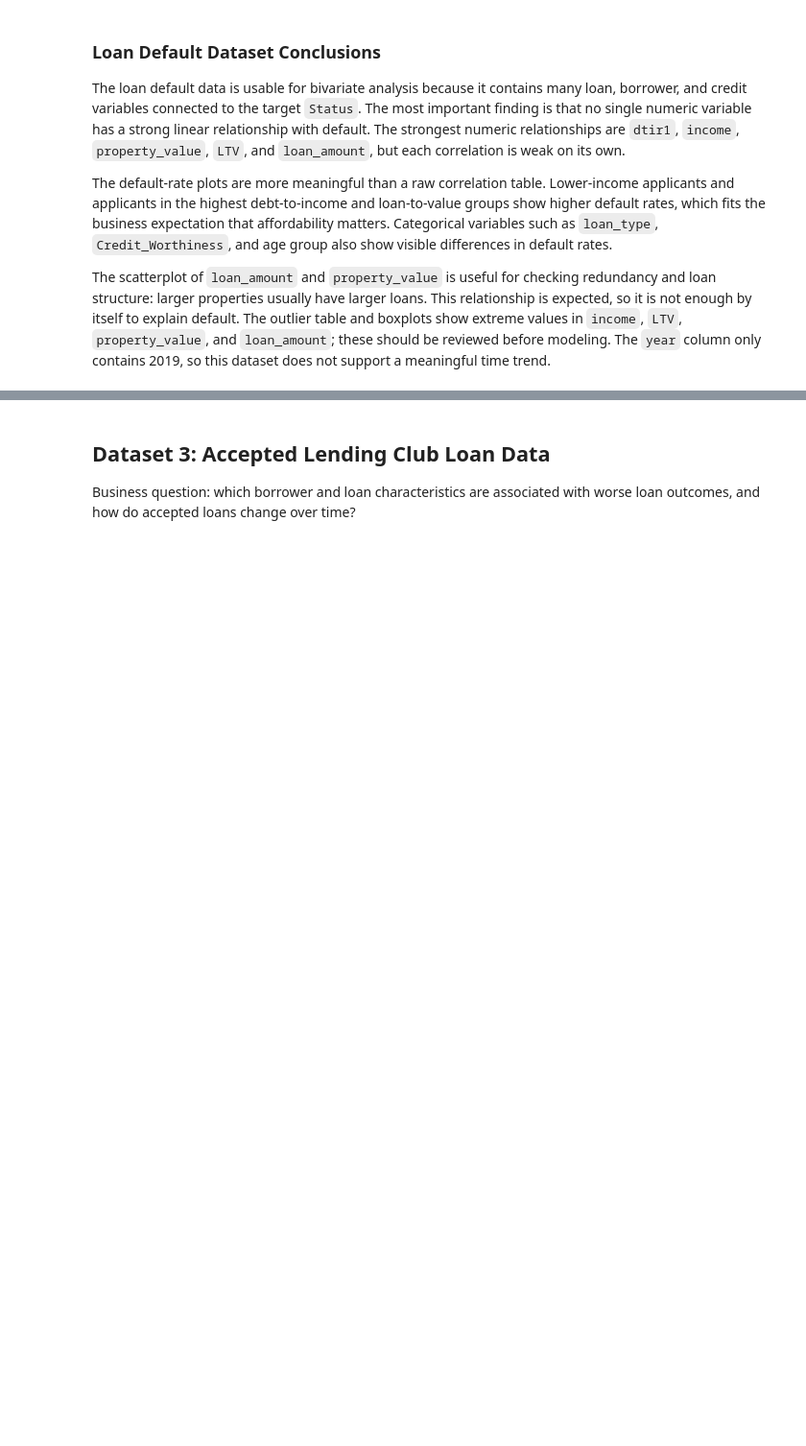
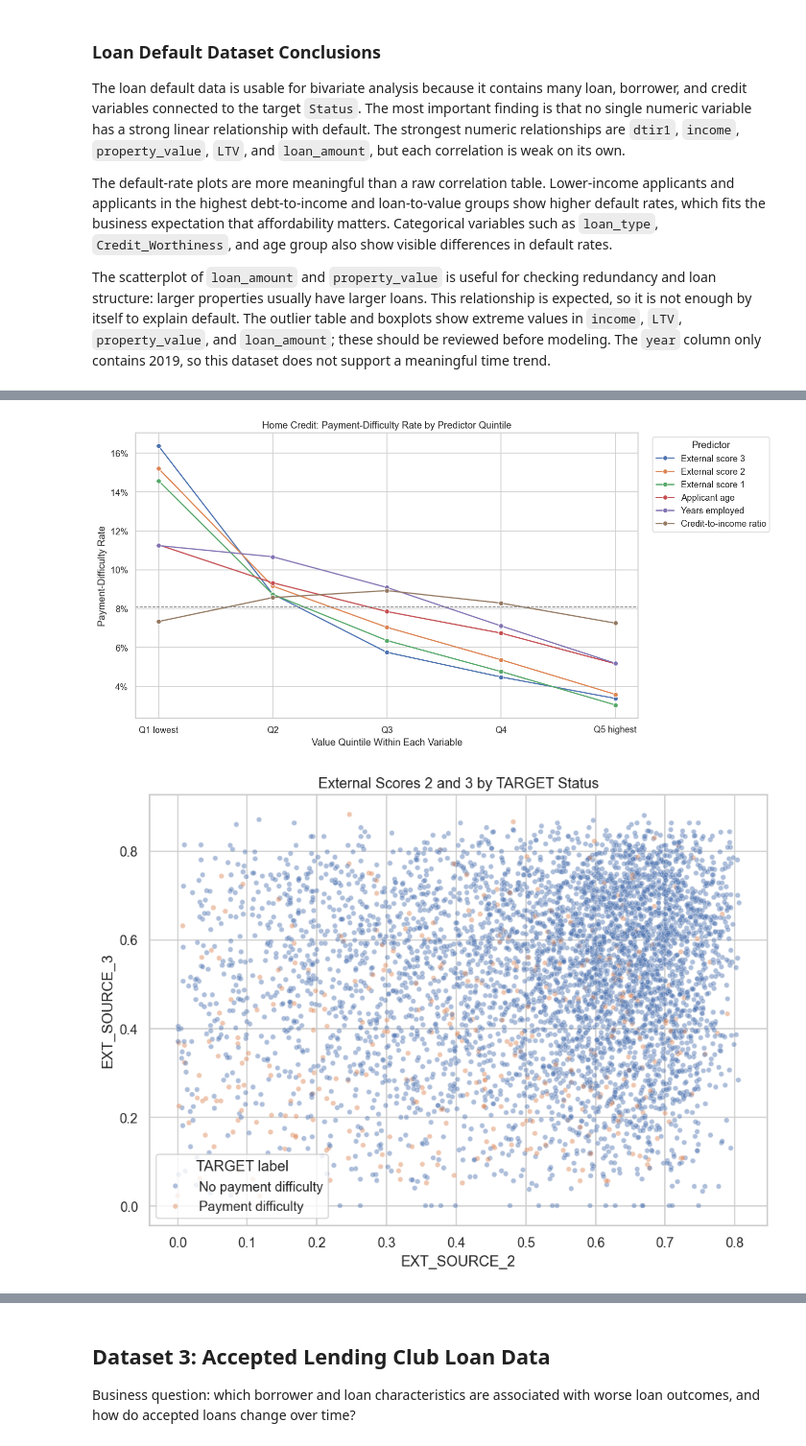
Before and after one commit to ckbaker78/AI_For_Leaders_Module-B-semester-2, a Jupyter notebook: Week6.ipynb, the cells around one changed output, grey strips where cells are left out. Shown at 96% size. Saved outputs shown, nothing was run; the diff lists cells and outputs as text; code cells hidden in the pictures; blank space fills up the shorter version.

```diff
--- a/Week6.ipynb
+++ b/Week6.ipynb
@@ -545,0 +441,75 @@ Rubric points: there are no meaningful numeric correlations to report because `C
+# %%
+home_risk = home_credit_analysis[[
+    "TARGET", "EXT_SOURCE_1", "EXT_SOURCE_2", "EXT_SOURCE_3",
+    "AGE_YEARS", "YEARS_EMPLOYED", "CREDIT_TO_INCOME", "ANNUITY_TO_INCOME"
+]].copy()
+
+quintile_labels = ["Q1 lowest", "Q2", "Q3", "Q4", "Q5 highest"]
+quintile_features = {
+    "EXT_SOURCE_3": "External score 3",
+    "EXT_SOURCE_2": "External score 2",
+    "EXT_SOURCE_1": "External score 1",
+    "AGE_YEARS": "Applicant age",
+    "YEARS_EMPLOYED": "Years employed",
+    "CREDIT_TO_INCOME": "Credit-to-income ratio"
+}
+
+home_quintile_rates = []
+for raw_column, label in quintile_features.items():
+    plot_frame = home_risk[[raw_column, "TARGET"]].dropna().copy()
+    plot_frame["quintile"] = pd.qcut(
+        plot_frame[raw_column],
+        q=5,
+        labels=quintile_labels,
+        duplicates="drop"
+    )
+    grouped = (
+        plot_frame
+        .groupby("quintile", observed=True)["TARGET"]
+        .agg(payment_difficulty_rate="mean", applicant_count="size")
+        .reset_index()
+    )
+    grouped["feature"] = label
+    home_quintile_rates.append(grouped)
+
+home_quintile_rates = pd.concat(home_quintile_rates, ignore_index=True)
+display(home_quintile_rates)
+
+plt.figure(figsize=(12, 6))
+sns.lineplot(
+    data=home_quintile_rates,
+    x="quintile",
+    y="payment_difficulty_rate",
+    hue="feature",
+    marker="o"
+)
+plt.axhline(home_credit_analysis["TARGET"].mean(), color="gray", linestyle="--", linewidth=1)
+plt.title("Home Credit: Payment-Difficulty Rate by Predictor Quintile")
+plt.xlabel("Value Quintile Within Each Variable")
+plt.ylabel("Payment-Difficulty Rate")
+plt.gca().yaxis.set_major_formatter(plt.FuncFormatter(lambda value, _: f"{value:.0%}"))
+plt.legend(title="Predictor", bbox_to_anchor=(1.02, 1), loc="upper left")
+plt.tight_layout()
+plt.show()
+
+score_sample = home_credit_analysis.dropna(subset=["EXT_SOURCE_2", "EXT_SOURCE_3", "TARGET"]).sample(
+    n=min(5000, home_credit_analysis.dropna(subset=["EXT_SOURCE_2", "EXT_SOURCE_3", "TARGET"]).shape[0]),
+    random_state=0
+).copy()
+score_sample["TARGET label"] = score_sample["TARGET"].map({0: "No payment difficulty", 1: "Payment difficulty"})
+
+plt.figure(figsize=(8, 6))
+sns.scatterplot(
+    data=score_sample,
+    x="EXT_SOURCE_2",
+    y="EXT_SOURCE_3",
+    hue="TARGET label",
+    alpha=0.45,
+    s=18
+)
+plt.title("External Scores 2 and 3 by TARGET Status")
+plt.xlabel("EXT_SOURCE_2")
+plt.ylabel("EXT_SOURCE_3")
+plt.tight_layout()
+plt.show()
+# %% [output]
@@ -545,0 +533,2 @@ Rubric points: there are no meaningful numeric correlations to report because `C
+[figure, added]
+[figure, added]
```
Also changed, not shown: parts of 13 cells of this notebook, 5 other files.
